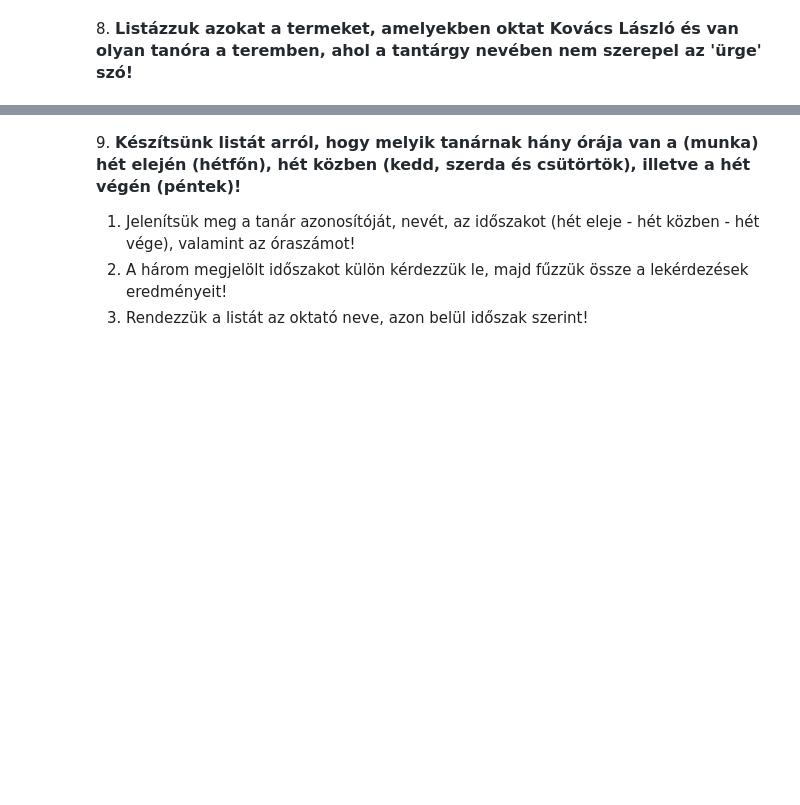
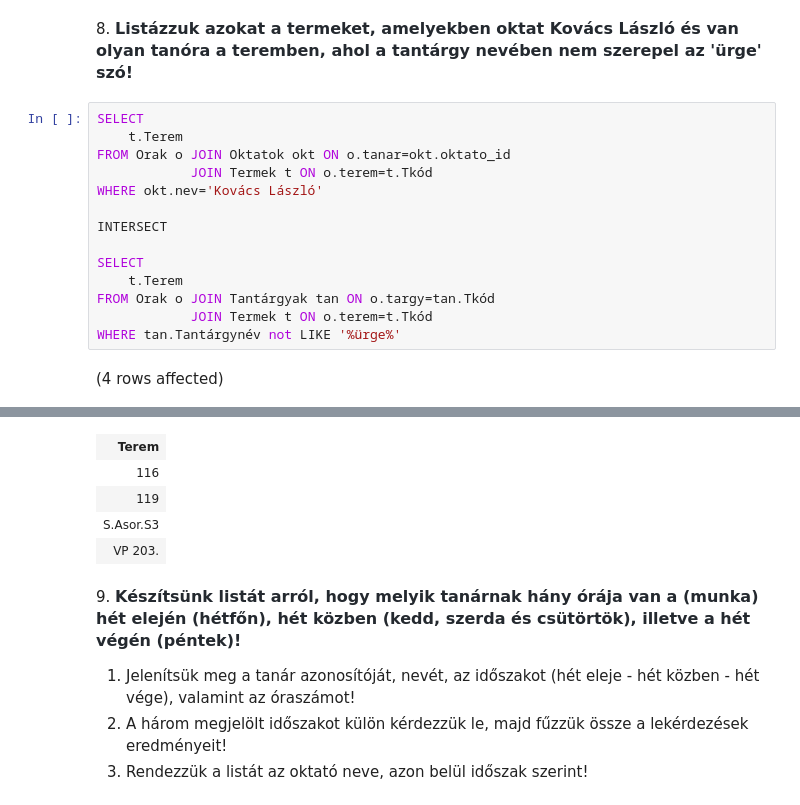
Before and after one commit to bendeguzmiskey/adatb01, a Jupyter notebook: gyakorlat03_feladatok.ipynb, the cells around one changed output, grey strips where cells are left out. Saved outputs shown, nothing was run; the diff lists cells and outputs as text; blank space fills up the shorter version.

```diff
--- a/gyakorlat03_feladatok.ipynb
+++ b/gyakorlat03_feladatok.ipynb
@@ -167,3 +167,19 @@ Total execution time: 00:00:00.013
 | Ürgevitel |
 # %% [markdown]
 8. <span style="background-color: rgb(255, 255, 255); color: rgb(36, 41, 47); font-family: -apple-system, BlinkMacSystemFont, &quot;Segoe UI&quot;, Helvetica, Arial, sans-serif, &quot;Apple Color Emoji&quot;, &quot;Segoe UI Emoji&quot;; font-size: 16px; font-weight: 600;">Listázzuk azokat a termeket, amelyekben oktat Kovács László és van olyan tanóra a teremben, ahol a tantárgy nevében nem szerepel az 'ürge' szó!</span>
+# %%
+SELECT
+    t.Terem
+FROM Orak o JOIN Oktatok okt ON o.tanar=okt.oktato_id
+            JOIN Termek t ON o.terem=t.Tkód
+WHERE okt.nev='Kovács László'
+
+INTERSECT
+
+SELECT
+    t.Terem
+FROM Orak o JOIN Tantárgyak tan ON o.targy=tan.Tkód
+            JOIN Termek t ON o.terem=t.Tkód
+WHERE tan.Tantárgynév not LIKE '%ürge%'
+# %% [output]
+(4 rows affected)
@@ -170,3 +187,8 @@ Total execution time: 00:00:00.013
+| Terem |
+| 116 |
+| 119 |
+| S.Asor.S3 |
+| VP 203. |
 # %% [markdown]
 9. <span style="font-weight: 600; color: rgb(36, 41, 47); font-family: -apple-system, BlinkMacSystemFont, &quot;Segoe UI&quot;, Helvetica, Arial, sans-serif, &quot;Apple Color Emoji&quot;, &quot;Segoe UI Emoji&quot;; font-size: 16px;">Készítsünk listát arról, hogy melyik tanárnak hány órája van a (munka) hét elején (hétfőn), hét közben (kedd, szerda és csütörtök), illetve a hét végén (péntek)!</span>
 
```
Also changed, not shown: parts of 1 cell of this notebook.
